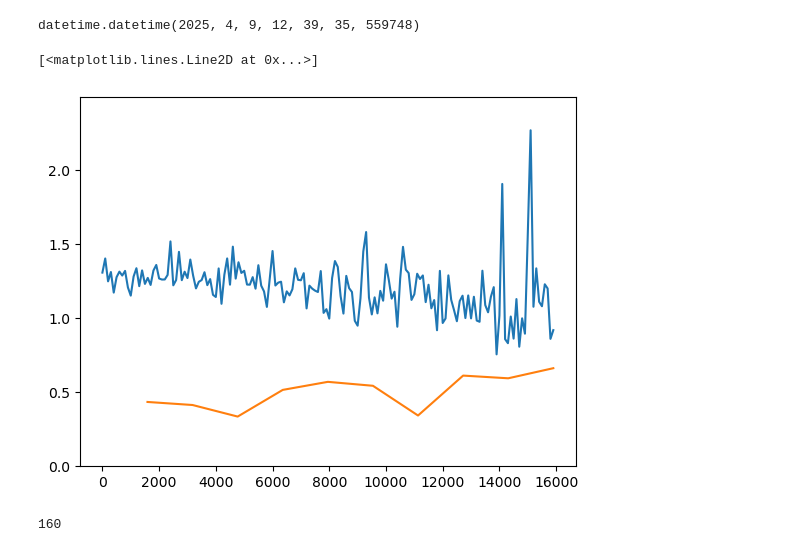
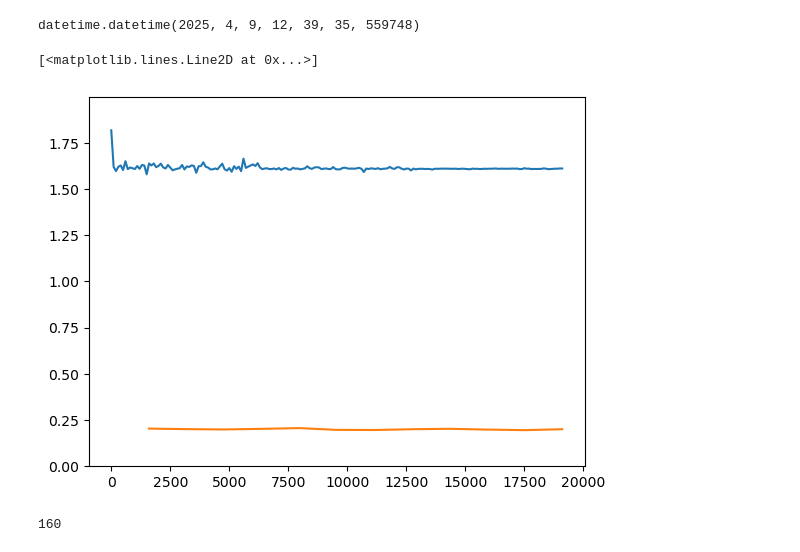
Before and after one commit to Jintram/Cheeky-cells, a Jupyter notebook: Training_CNN_model.ipynb, the cells around one changed output. Drawn from its saved outputs; the diff is of its cells as text; code cells hidden in the pictures.

```diff
--- a/Training_CNN_model.ipynb
+++ b/Training_CNN_model.ipynb
@@ -200,9 +199,7 @@ torch.Size([1, 1, 29, 29])
     # - learning rate: how much to update models parameters at each batch/epoc;
         # I'm guessing this is some factor sets the size of W updates.
 
-learning_rate = 1e-1 # 1e-3
-batch_size = 64
-epochs = 5
+learning_rate = 1e-3 # 1e-3
 
 # We need to set loss function, and optimizer
 #loss_fn = nn.CrossEntropyLoss()
@@ -224,9 +221,9 @@ NUM_TESTBATCHES   = int(np.ceil(TOTAL_TESTSAMPLES/64))
 
 
 # optimizer = torch.optim.Adam(model.parameters(), lr=0.01)
-scheduler = StepLR(optimizer, step_size=4, gamma=0.1) # step_size=10
+scheduler = StepLR(optimizer, step_size=15, gamma=0.1) # step_size=10
 
-epochs = 12 # 30
+epochs = 30 # 30
 list_loss_tracker = []
 list_correct = []
 for t in range(epochs):
@@ -284,22 +280,22 @@ datetime.datetime(2025, 4, 9, 12, 39, 35, 559748)
 # %%
 # Plot list_loss_tracker
 
 import matplotlib.pyplot as plt
 import numpy as np
 
 datay = np.array(list_loss_tracker).flatten()
 datax = np.array(range(len(datay)))*100
 plt.plot(datax, datay)
 plt.ylim([0, np.max(datay)*1.1])
 datax[-1]
 
 # and also plot the list_correct
-data_correctx = np.linspace(datax[-1]/10, datax[-1], 10)
+data_correctx = np.linspace(datax[-1]/epochs, datax[-1], epochs)
 data_correcty = np.array(list_correct)
 plt.plot(data_correctx, data_correcty)
 # %% [output]
 [<matplotlib.lines.Line2D at 0x...>]
-[figure, old version]
+[figure, new version]
 # %%
 len()
 # %% [output]
```
Also changed, not shown: parts of 8 cells of this notebook, 4 other files.
